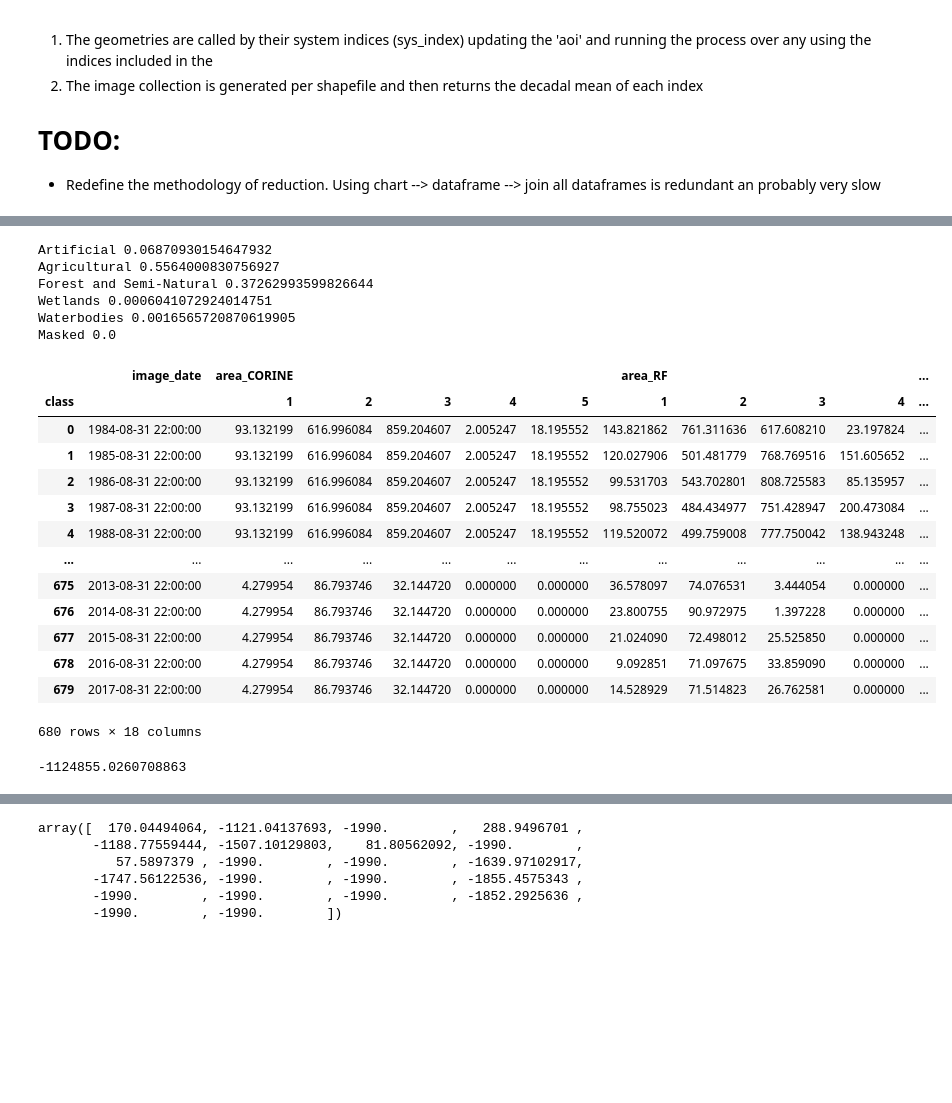
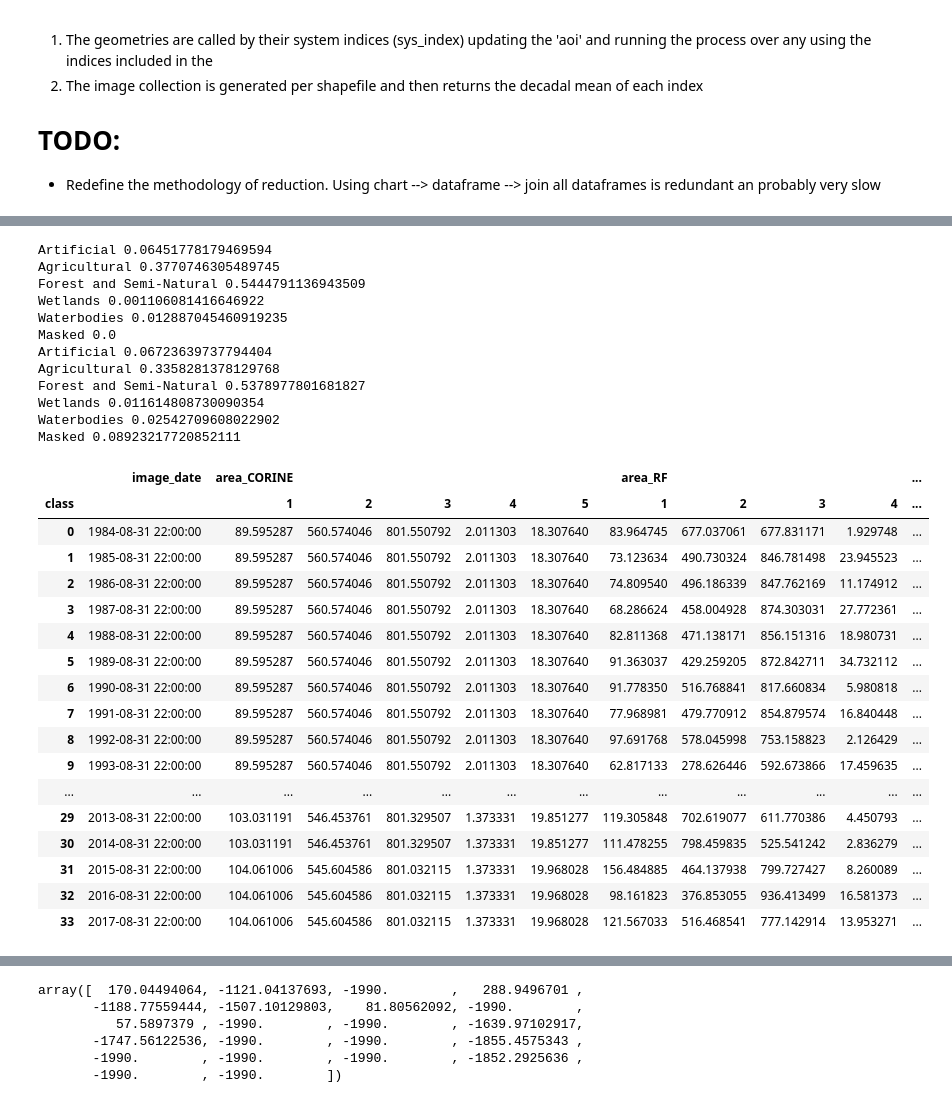
Before and after one commit to manrahan/MOH_MSc_Thesis, a Jupyter notebook: 1.1.1 EE_Meuse.ipynb, the cells around one changed output, grey strips where cells are left out. Cells and saved outputs as stored; diff of their text form; code cells hidden in the pictures; blank space fills up the shorter version.

```diff
--- a/1.1.1 EE_Meuse.ipynb
+++ b/1.1.1 EE_Meuse.ipynb
@@ -74,9 +60,10 @@ Successfully saved authorization token.
 # %%
 p = '..'
 
+version = 'Version_3_20230303'
 
-l_BE = pd.read_csv(f"{p}\Inputs\Version_3_20230303\BE.csv").catchment.tolist()
-l_FR = pd.read_csv(f"{p}\Inputs\Version_3_20230303\FR.csv").catchment.tolist()
+l_BE = pd.read_excel(f"{p}\Inputs\Version_3_20230303\BE.xlsx").catchment.tolist()
+l_FR = pd.read_excel(f"{p}\Inputs\Version_3_20230303\FR.xlsx").catchment.tolist()
 
 ls = l_BE+l_FR
 
@@ -435,12 +446,13 @@ def saveClassifierToCSV(classifier, name, yc):
 
 - Redefine the methodology of reduction. Using chart --> dataframe --> join all dataframes is redundant an probably very slow
 # %%
-scale = 1000 # define the pixel size for reducing, in meters, initially high to reduce comp time
+scale = 5000 # define the pixel size for reducing, in meters, initially high to reduce comp time
 
 
 id_ls = 'used_images'
 SR_t = 'SR_timeseries'
 RF_c = 'RF_classification/'
+
 
 
 folder_list = [id_ls, SR_t, RF_c]
@@ -706,0 +706,2 @@ NameError: name 'classArea_df' is not defined
+# %%
+accuracy = [0.763,0.810,0.8,0.831,0.831,0.826,0.945,0.810,0.803,0.794,0.826,0.793,0.759,0.782,0.769,0.856,0.957,0.832,0.803,0.826,0.708,0.824,0.955,0.740,0.780,0.847,0.684,0.718,0.960,0.746,0.684,0.819,0.806,0.759]
@@ -712,0 +736,5 @@ ee.ImageCollection(annual_med_calc).first().projection().getInfo()['crs']
+# %%
+classArea_df1 = pd.read_excel('chooz_weighted.xlsx', header=[0,1], index_col=[0], parse_dates=True)
+acc = pd.Series(accuracy)
+classArea_df1.testing['accuracy2'] = acc
+classArea_df1.area_CORINE.plot()
@@ -734,33 +765,42 @@ MultiIndex([('area_CORINE',            '1'),
 # %%
 class_name = ['Artificial', 'Agricultural', 'Forest and Semi-Natural', 'Wetlands', 'Waterbodies', 'Masked']
 
-rdx = classArea_df.reset_index().fillna(0)
+rdx = classArea_df1.reset_index().fillna(0)
 for i in range(6):
     print(class_name[i], np.mean(rdx.area_CORINE.iloc[:,i]/rdx.catchment.area))
 
+for i in range(6):
+    print(class_name[i], np.mean(rdx.area_RF.iloc[:,i]/rdx.catchment.area))
+
 rdx
 # %% [output]
-Artificial 0.06870930154647932
-Agricultural 0.5564000830756927
-Forest and Semi-Natural 0.37262993599826644
-Wetlands 0.0006041072924014751
-Waterbodies 0.0016565720870619905
+Artificial 0.06451778179469594
+Agricultural 0.3770746305489745
+Forest and Semi-Natural 0.5444791136943509
+Wetlands 0.001106081416646922
+Waterbodies 0.012887045460919235
 Masked 0.0
+Artificial 0.06723639737794404
+Agricultural 0.3358281378129768
+Forest and Semi-Natural 0.5378977801681827
+Wetlands 0.011614808730090354
+Waterbodies 0.02542709608022902
+Masked 0.08923217720852111
 |  | image_date | area_CORINE |  |  |  |  | area_RF |  |  |  | ... |
 | class |  | 1 | 2 | 3 | 4 | 5 | 1 | 2 | 3 | 4 | ... |
-| 0 | 1984-08-31 22:00:00 | 93.132199 | 616.996084 | 859.204607 | 2.005247 | 18.195552 | 143.821862 | 761.311636 | 617.608210 | 23.197824 | ... |
-| 1 | 1985-08-31 22:00:00 | 93.132199 | 616.996084 | 859.204607 | 2.005247 | 18.195552 | 120.027906 | 501.481779 | 768.769516 | 151.605652 | ... |
-| 2 | 1986-08-31 22:00:00 | 93.132199 | 616.996084 | 859.204607 | 2.005247 | 18.195552 | 99.531703 | 543.702801 | 808.725583 | 85.135957 | ... |
-| 3 | 1987-08-31 22:00:00 | 93.132199 | 616.996084 | 859.204607 | 2.005247 | 18.195552 | 98.755023 | 484.434977 | 751.428947 | 200.473084 | ... |
-| 4 | 1988-08-31 22:00:00 | 93.132199 | 616.996084 | 859.204607 | 2.005247 | 18.195552 | 119.520072 | 499.759008 | 777.750042 | 138.943248 | ... |
+| 0 | 1984-08-31 22:00:00 | 89.595287 | 560.574046 | 801.550792 | 2.011303 | 18.307640 | 83.964745 | 677.037061 | 677.831171 | 1.929748 | ... |
+| 1 | 1985-08-31 22:00:00 | 89.595287 | 560.574046 | 801.550792 | 2.011303 | 18.307640 | 73.123634 | 490.730324 | 846.781498 | 23.945523 | ... |
+| 2 | 1986-08-31 22:00:00 | 89.595287 | 560.574046 | 801.550792 | 2.011303 | 18.307640 | 74.809540 | 496.186339 | 847.762169 | 11.174912 | ... |
+| 3 | 1987-08-31 22:00:00 | 89.595287 | 560.574046 | 801.550792 | 2.011303 | 18.307640 | 68.286624 | 458.004928 | 874.303031 | 27.772361 | ... |
+| 4 | 1988-08-31 22:00:00 | 89.595287 | 560.574046 | 801.550792 | 2.011303 | 18.307640 | 82.811368 | 471.138171 | 856.151316 | 18.980731 | ... |
+| 5 | 1989-08-31 22:00:00 | 89.595287 | 560.574046 | 801.550792 | 2.011303 | 18.307640 | 91.363037 | 429.259205 | 872.842711 | 34.732112 | ... |
+| 6 | 1990-08-31 22:00:00 | 89.595287 | 560.574046 | 801.550792 | 2.011303 | 18.307640 | 91.778350 | 516.768841 | 817.660834 | 5.980818 | ... |
+| 7 | 1991-08-31 22:00:00 | 89.595287 | 560.574046 | 801.550792 | 2.011303 | 18.307640 | 77.968981 | 479.770912 | 854.879574 | 16.840448 | ... |
+| 8 | 1992-08-31 22:00:00 | 89.595287 | 560.574046 | 801.550792 | 2.011303 | 18.307640 | 97.691768 | 578.045998 | 753.158823 | 2.126429 | ... |
+| 9 | 1993-08-31 22:00:00 | 89.595287 | 560.574046 | 801.550792 | 2.011303 | 18.307640 | 62.817133 | 278.626446 | 592.673866 | 17.459635 | ... |
 | ... | ... | ... | ... | ... | ... | ... | ... | ... | ... | ... | ... |
-| 675 | 2013-08-31 22:00:00 | 4.279954 | 86.793746 | 32.144720 | 0.000000 | 0.000000 | 36.578097 | 74.076531 | 3.444054 | 0.000000 | ... |
-| 676 | 2014-08-31 22:00:00 | 4.279954 | 86.793746 | 32.144720 | 0.000000 | 0.000000 | 23.800755 | 90.972975 | 1.397228 | 0.000000 | ... |
-| 677 | 2015-08-31 22:00:00 | 4.279954 | 86.793746 | 32.144720 | 0.000000 | 0.000000 | 21.024090 | 72.498012 | 25.525850 | 0.000000 | ... |
-| 678 | 2016-08-31 22:00:00 | 4.279954 | 86.793746 | 32.144720 | 0.000000 | 0.000000 | 9.092851 | 71.097675 | 33.859090 | 0.000000 | ... |
-| 679 | 2017-08-31 22:00:00 | 4.279954 | 86.793746 | 32.144720 | 0.000000 | 0.000000 | 14.528929 | 71.514823 | 26.762581 | 0.000000 | ... |
+| 29 | 2013-08-31 22:00:00 | 103.031191 | 546.453761 | 801.329507 | 1.373331 | 19.851277 | 119.305848 | 702.619077 | 611.770386 | 4.450793 | ... |
+| 30 | 2014-08-31 22:00:00 | 103.031191 | 546.453761 | 801.329507 | 1.373331 | 19.851277 | 111.478255 | 798.459835 | 525.541242 | 2.836279 | ... |
+| 31 | 2015-08-31 22:00:00 | 104.061006 | 545.604586 | 801.032115 | 1.373331 | 19.968028 | 156.484885 | 464.137938 | 799.727427 | 8.260089 | ... |
+| 32 | 2016-08-31 22:00:00 | 104.061006 | 545.604586 | 801.032115 | 1.373331 | 19.968028 | 98.161823 | 376.853055 | 936.413499 | 16.581373 | ... |
+| 33 | 2017-08-31 22:00:00 | 104.061006 | 545.604586 | 801.032115 | 1.373331 | 19.968028 | 121.567033 | 516.468541 | 777.142914 | 13.953271 | ... |
-680 rows × 18 columns
-# %%
-rdx.area_RF.iloc[:, -1].sum()
-# %% [output]
--1124855.0260708863
```
Also changed, not shown: parts of 43 cells of this notebook, 4 other files.
